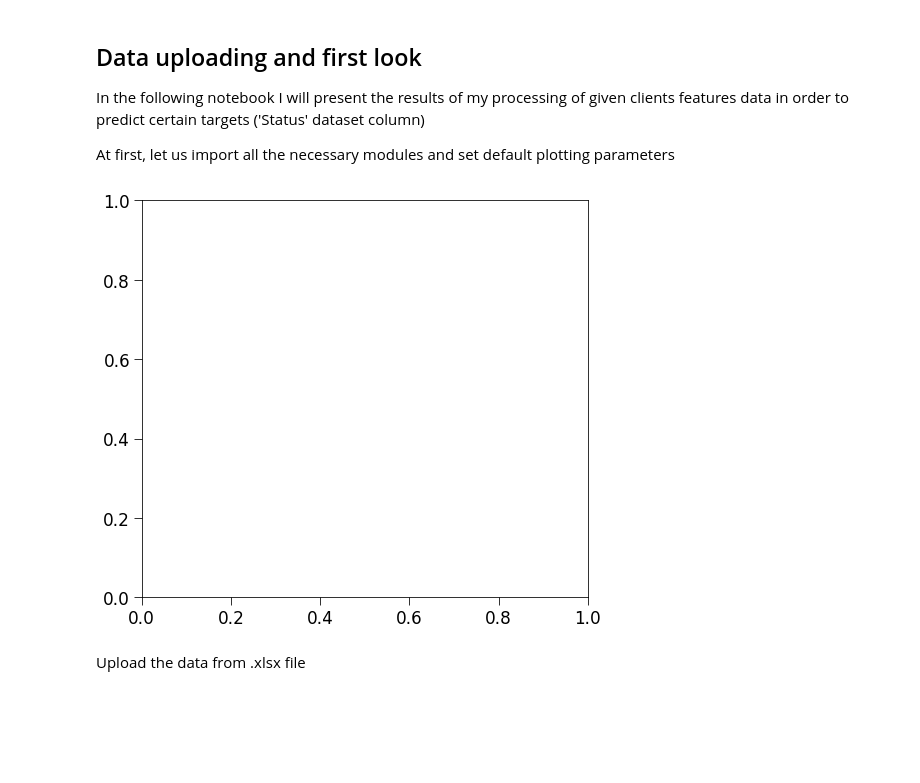
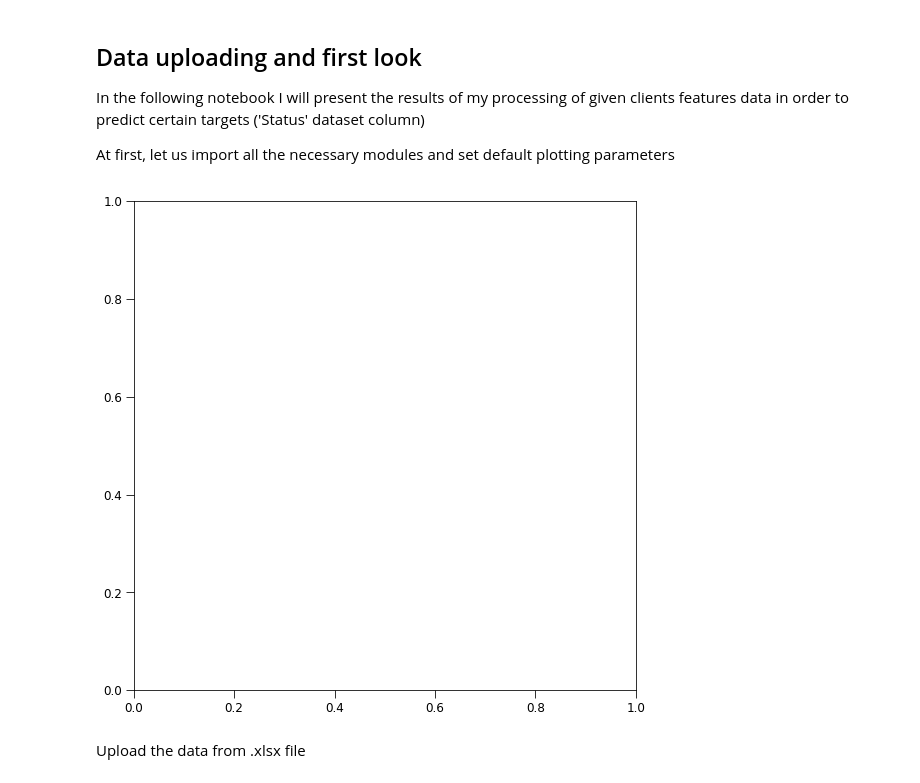
Before and after one commit to VitalyPetrov/scorista-testing-task, a Jupyter notebook: scorista_problem.ipynb, the cells around one changed output. Drawn from its saved outputs; the diff is of its cells as text; code cells hidden in the pictures; blank space fills up the shorter version.

```diff
--- a/scorista_problem.ipynb
+++ b/scorista_problem.ipynb
@@ -10,35 +10,35 @@ At first, let us import all the necessary modules and set default plotting param
 # %%
 import numpy as np
 import pandas as pd
 import seaborn as sns
 from matplotlib import rc
 import matplotlib.pyplot as plt
 
 from sklearn.model_selection import train_test_split
 from sklearn.linear_model import LogisticRegression
 from sklearn.model_selection import GridSearchCV
-from sklearn.metrics import roc_auc_score
+from sklearn.metrics import roc_curve, roc_auc_score
 
 plt.style.use("seaborn-deep")
 
-plt.rcParams['figure.figsize'] = (8, 7.3)
+plt.rcParams['figure.figsize'] = (9, 9)
 plt.rcParams['axes.labelsize'] = 16
 plt.rcParams['axes.titlesize'] = 16
 plt.rcParams['xtick.labelsize'] = 13
 plt.rcParams['ytick.labelsize'] = 13
 plt.rcParams["patch.force_edgecolor"] = True
 plt.rcParams['axes.edgecolor'] = 'black'
 
 plt.tick_params(size = 8 ,labelsize = 'large')
 
 
-font = {'family' : 'normal',
+font = {'family' : 'Vedrana',
         'weight' : 'regular',
         'size'   : 14}
 
 rc('font', **font)
 # %% [output]
-[figure, old version]
+[figure, new version]
 # %% [markdown]
 Upload the data from .xlsx file
 # %%
```
Also changed, not shown: parts of 15 cells of this notebook.
